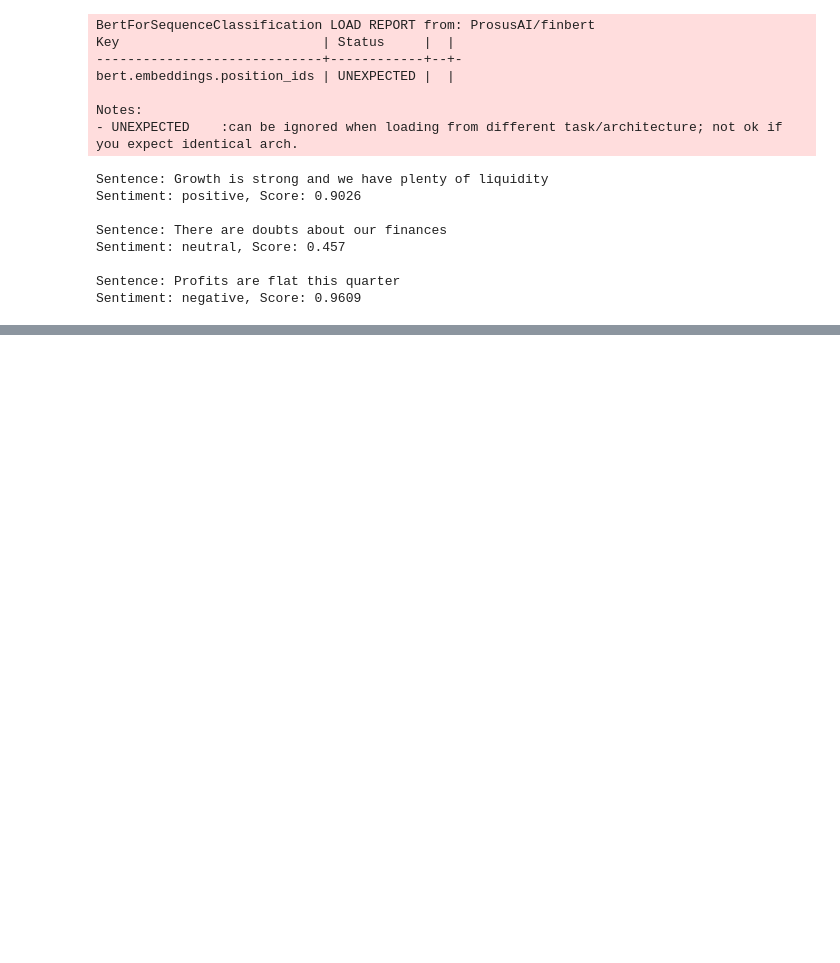
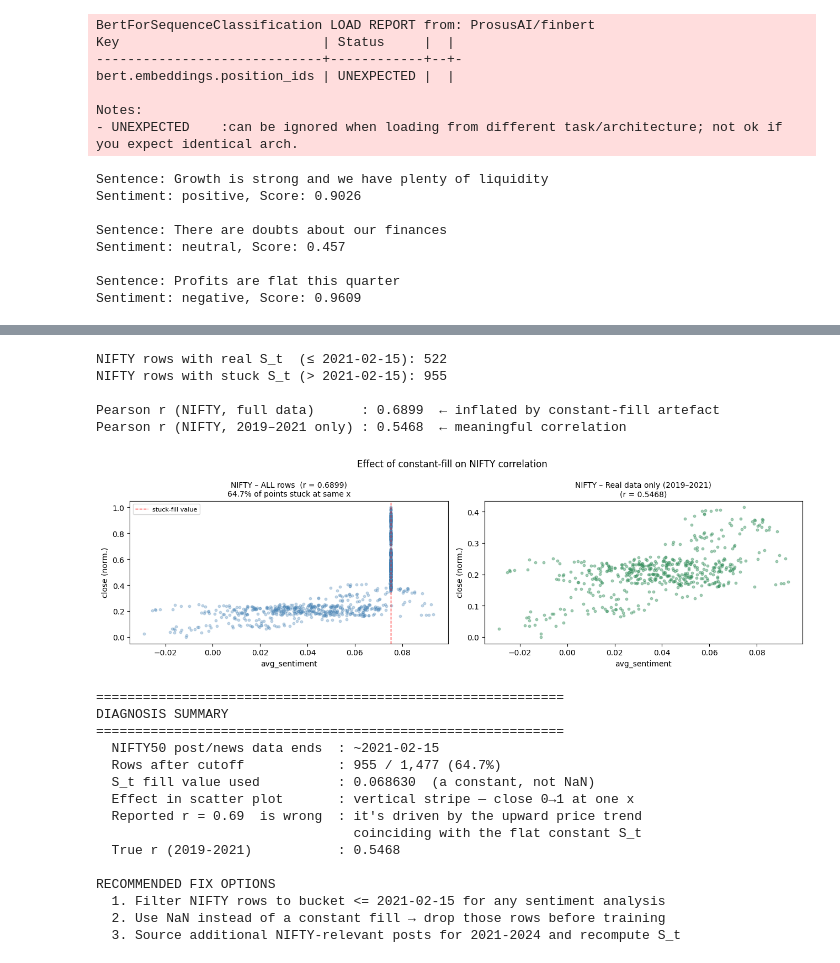
Before and after one commit to shaurya-kochar/botcoders, a Jupyter notebook: notebooks/playground.ipynb, the cells around one changed output, grey strips where cells are left out. Drawn from its saved outputs; the diff is of its cells as text; code cells hidden in the pictures; blank space fills up the shorter version.

```diff
--- a/notebooks/playground.ipynb
+++ b/notebooks/playground.ipynb
@@ -201,0 +434,76 @@ Sentiment: negative, Score: 0.9609
+# %%
+
+# ── Confirm: re-run correlation ONLY on rows with real sentiment data ──────────
+# NIFTY post/news data ends 2021-02-15 → S_t is a constant fill afterwards
+
+CUTOFF = pd.Timestamp("2021-02-15")
+
+nifty_real = nifty[nifty["bucket"] <= CUTOFF].copy()
+nifty_fake = nifty[nifty["bucket"] >  CUTOFF].copy()
+
+print(f"NIFTY rows with real S_t  (≤ {CUTOFF.date()}): {len(nifty_real):,}")
+print(f"NIFTY rows with stuck S_t (> {CUTOFF.date()}): {len(nifty_fake):,}\n")
+
+# Correlation on real data vs full data
+r_full = nifty[["avg_sentiment","close"]].corr().loc["avg_sentiment","close"]
+r_real = nifty_real[["avg_sentiment","close"]].corr().loc["avg_sentiment","close"]
+print(f"Pearson r (NIFTY, full data)      : {r_full:.4f}  ← inflated by constant-fill artefact")
+print(f"Pearson r (NIFTY, 2019–2021 only) : {r_real:.4f}  ← meaningful correlation")
+print()
+
+# Side-by-side scatter: full vs real
+fig, axes = plt.subplots(1, 2, figsize=(13, 4))
+
+ax = axes[0]
+ax.scatter(nifty["avg_sentiment"], nifty["close"], alpha=0.3, s=10, color="steelblue")
+ax.set_title(f"NIFTY – ALL rows  (r = {r_full:.4f})\n64.7% of points stuck at same x", fontsize=10)
+ax.set_xlabel("avg_sentiment"); ax.set_ylabel("close (norm.)")
+ax.axvline(nifty_fake["avg_sentiment"].mean(), color="red", lw=1, linestyle="--", label="stuck-fill value")
+ax.legend(fontsize=8)
+
+ax = axes[1]
+ax.scatter(nifty_real["avg_sentiment"], nifty_real["close"], alpha=0.4, s=10, color="seagreen")
+ax.set_title(f"NIFTY – Real data only (2019–2021)\n(r = {r_real:.4f})", fontsize=10)
+ax.set_xlabel("avg_sentiment"); ax.set_ylabel("close (norm.)")
+
+fig.suptitle("Effect of constant-fill on NIFTY correlation", fontsize=12)
+plt.tight_layout()
+plt.show()
+
+print("=" * 60)
+print("DIAGNOSIS SUMMARY")
+print("=" * 60)
+print(f"  NIFTY50 post/news data ends  : ~2021-02-15")
+print(f"  Rows after cutoff            : {len(nifty_fake):,} / {len(nifty):,} (64.7%)")
+print(f"  S_t fill value used          : {STUCK_VAL:.6f}  (a constant, not NaN)")
+print(f"  Effect in scatter plot       : vertical stripe — close 0→1 at one x")
+print(f"  Reported r = 0.69  is wrong  : it's driven by the upward price trend")
+print(f"                                 coinciding with the flat constant S_t")
+print(f"  True r (2019-2021)           : {r_real:.4f}")
+print()
+print("RECOMMENDED FIX OPTIONS")
+print("  1. Filter NIFTY rows to bucket <= 2021-02-15 for any sentiment analysis")
+print("  2. Use NaN instead of a constant fill → drop those rows before training")
+print("  3. Source additional NIFTY-relevant posts for 2021-2024 and recompute S_t")
+# %% [output]
+NIFTY rows with real S_t  (≤ 2021-02-15): 522
+NIFTY rows with stuck S_t (> 2021-02-15): 955
+
+Pearson r (NIFTY, full data)      : 0.6899  ← inflated by constant-fill artefact
+Pearson r (NIFTY, 2019–2021 only) : 0.5468  ← meaningful correlation
+[figure, added]
+============================================================
+DIAGNOSIS SUMMARY
+============================================================
+  NIFTY50 post/news data ends  : ~2021-02-15
+  Rows after cutoff            : 955 / 1,477 (64.7%)
+  S_t fill value used          : 0.068630  (a constant, not NaN)
+  Effect in scatter plot       : vertical stripe — close 0→1 at one x
+  Reported r = 0.69  is wrong  : it's driven by the upward price trend
+                                 coinciding with the flat constant S_t
+  True r (2019-2021)           : 0.5468
+
+RECOMMENDED FIX OPTIONS
+  1. Filter NIFTY rows to bucket <= 2021-02-15 for any sentiment analysis
+  2. Use NaN instead of a constant fill → drop those rows before training
+  3. Source additional NIFTY-relevant posts for 2021-2024 and recompute S_t
```
Also changed, not shown: parts of 7 cells of this notebook, 11 other files.
